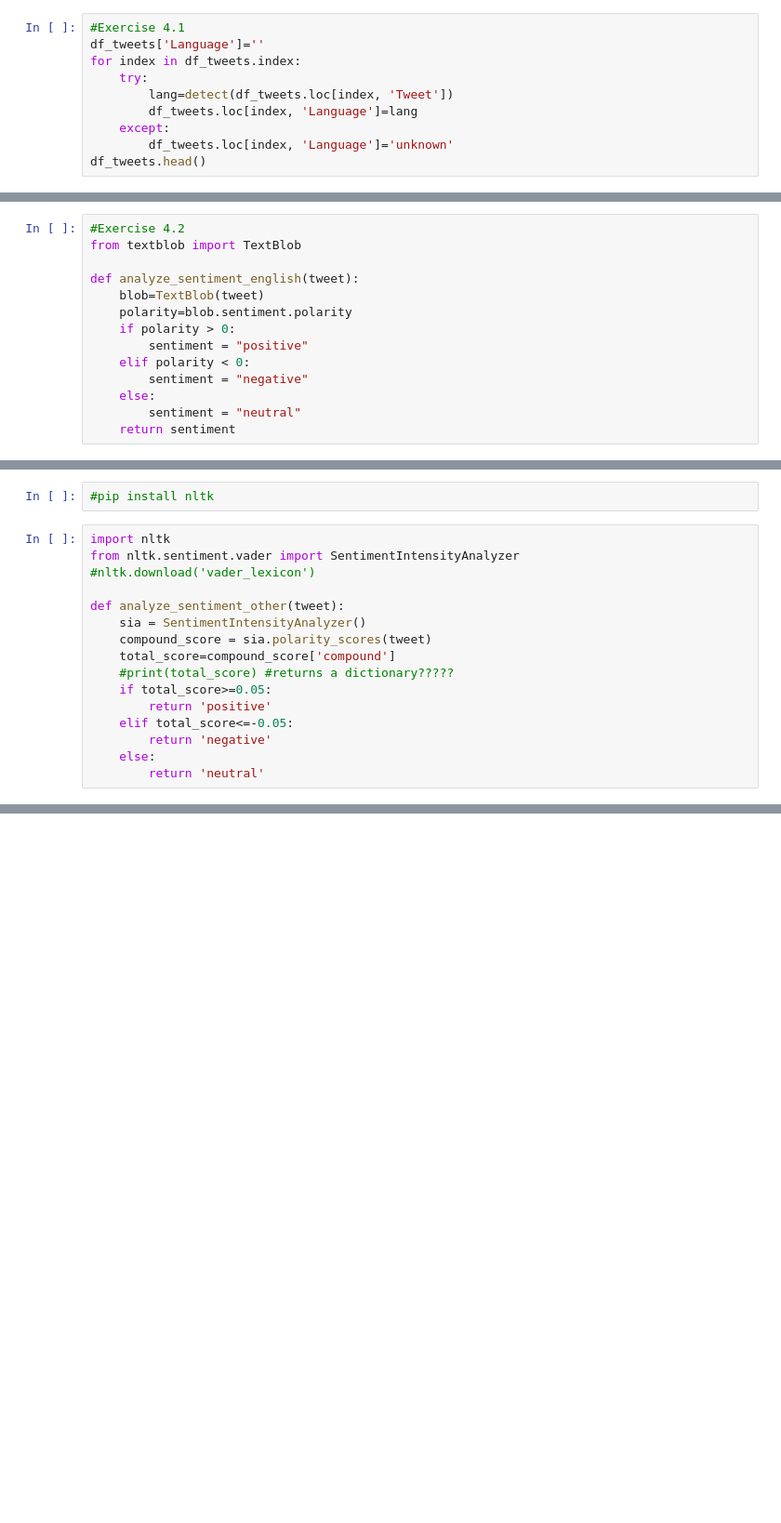
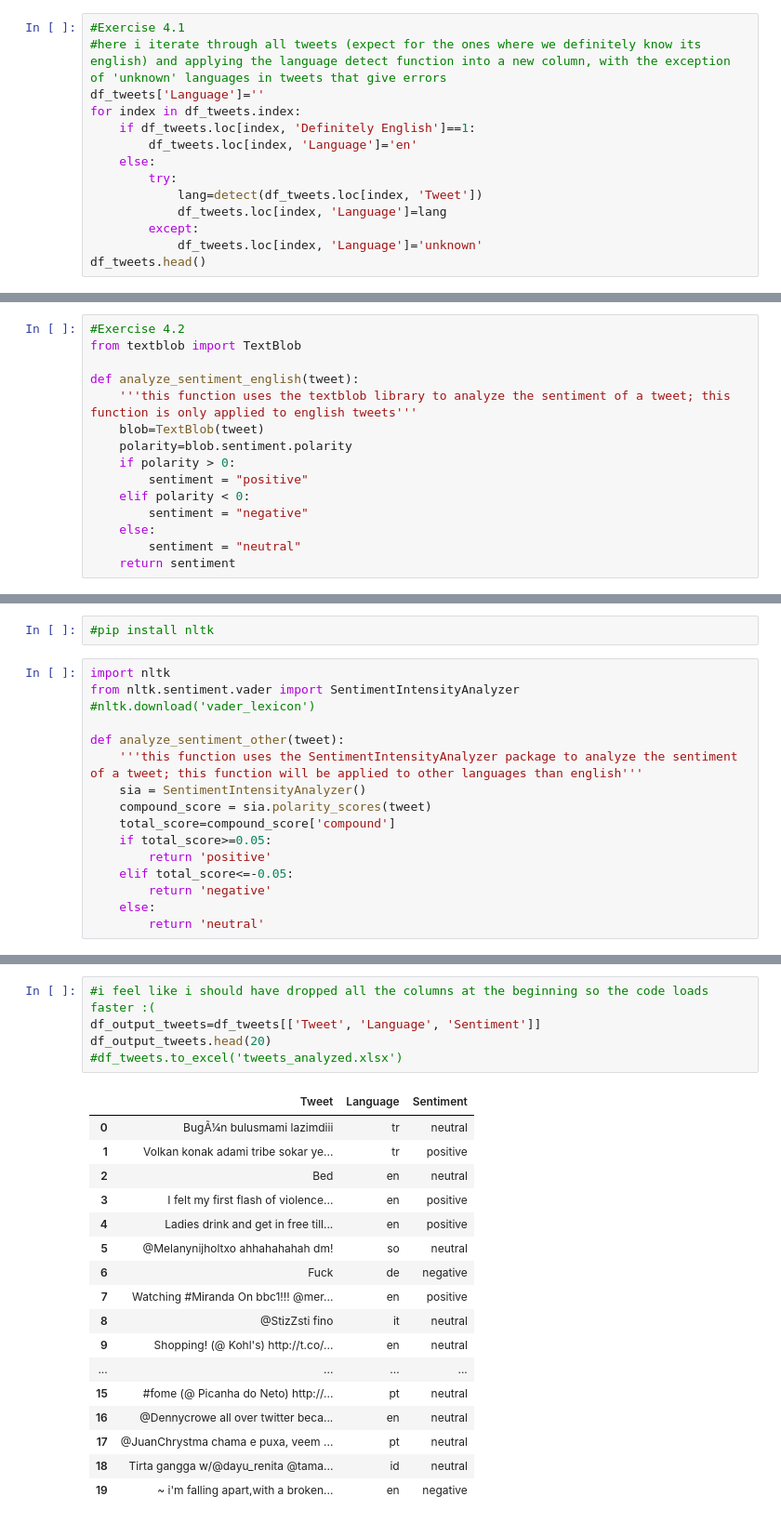
Before and after one commit to karina-regina/ds5_assignment_group2, a Jupyter notebook: Week4Assignment.ipynb, the cells around one changed output, grey strips where cells are left out. Shown: that part at 93% size. Saved outputs shown, nothing was run; the diff lists cells and outputs as text; blank space fills up the shorter version.

```diff
--- a/Week4Assignment.ipynb
+++ b/Week4Assignment.ipynb
@@ -207,13 +228,17 @@ detect('viata e o ciorba si eu sunt o furculita')
 'ro'
 # %%
 #Exercise 4.1
+#here i iterate through all tweets (expect for the ones where we definitely know its english) and applying the language detect function into a new column, with the exception of 'unknown' languages in tweets that give errors
 df_tweets['Language']=''
 for index in df_tweets.index:
-    try:
-        lang=detect(df_tweets.loc[index, 'Tweet'])
-        df_tweets.loc[index, 'Language']=lang
-    except:
-        df_tweets.loc[index, 'Language']='unknown'
+    if df_tweets.loc[index, 'Definitely English']==1:
+        df_tweets.loc[index, 'Language']='en'
+    else:
+        try:
+            lang=detect(df_tweets.loc[index, 'Tweet'])
+            df_tweets.loc[index, 'Language']=lang
+        except:
+            df_tweets.loc[index, 'Language']='unknown'
 df_tweets.head()
 # %% [output]
 |  | Tweet ID | Country | Date | Tweet | Definitely English | Ambiguous | Definitely Not English | ... |
@@ -229,6 +254,7 @@ df_tweets.head()
 from textblob import TextBlob
 
 def analyze_sentiment_english(tweet):
+    '''this function uses the textblob library to analyze the sentiment of a tweet; this function is only applied to english tweets'''
     blob=TextBlob(tweet)
     polarity=blob.sentiment.polarity
     if polarity > 0:
@@ -250,10 +277,10 @@ from nltk.sentiment.vader import SentimentIntensityAnalyzer
 #nltk.download('vader_lexicon')
 
 def analyze_sentiment_other(tweet):
+    '''this function uses the SentimentIntensityAnalyzer package to analyze the sentiment of a tweet; this function will be applied to other languages than english'''
     sia = SentimentIntensityAnalyzer()
     compound_score = sia.polarity_scores(tweet)
     total_score=compound_score['compound']
-    #print(total_score) #returns a dictionary?????
     if total_score>=0.05:
         return 'positive'
     elif total_score<=-0.05:
@@ -287,0 +306,23 @@ df_tweets.to_excel('tweets_analyzed.xlsx')
+# %%
+#i feel like i should have dropped all the columns at the beginning so the code loads faster :(
+df_output_tweets=df_tweets[['Tweet', 'Language', 'Sentiment']]
+df_output_tweets.head(20)
+#df_tweets.to_excel('tweets_analyzed.xlsx')
+# %% [output]
+|  | Tweet | Language | Sentiment |
+| 0 | BugÃ¼n bulusmami lazimdiii | tr | neutral |
+| 1 | Volkan konak adami tribe sokar ye... | tr | positive |
+| 2 | Bed | en | neutral |
+| 3 | I felt my first flash of violence... | en | positive |
+| 4 | Ladies drink and get in free till... | en | positive |
+| 5 | @Melanynijholtxo ahhahahahah dm! | so | neutral |
+| 6 | Fuck | de | negative |
+| 7 | Watching #Miranda On bbc1!!! @mer... | en | positive |
+| 8 | @StizZsti fino | it | neutral |
+| 9 | Shopping! (@ Kohl's) http://t.co/... | en | neutral |
+| ... | ... | ... | ... |
+| 15 | #fome (@ Picanha do Neto) http://... | pt | neutral |
+| 16 | @Dennycrowe all over twitter beca... | en | neutral |
+| 17 | @JuanChrystma chama e puxa, veem ... | pt | neutral |
+| 18 | Tirta gangga w/@dayu_renita @tama... | id | neutral |
+| 19 | ~ i'm falling apart,with a broken... | en | negative |
```
Also changed, not shown: parts of 18 cells of this notebook.
